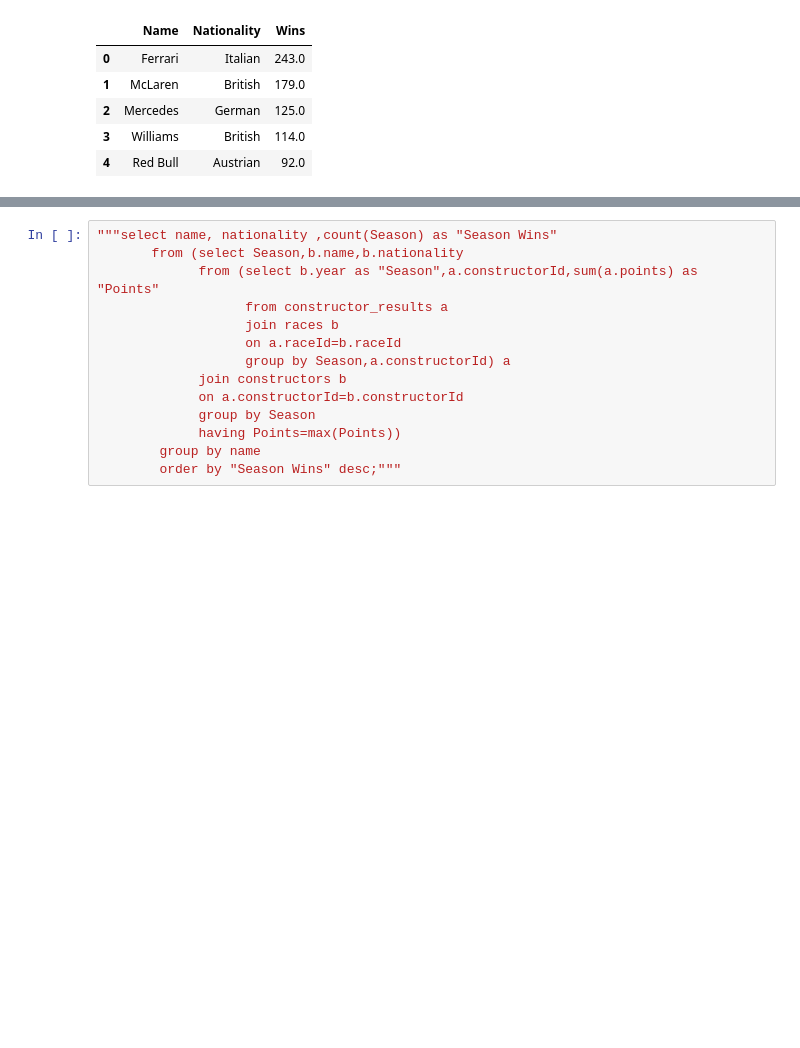
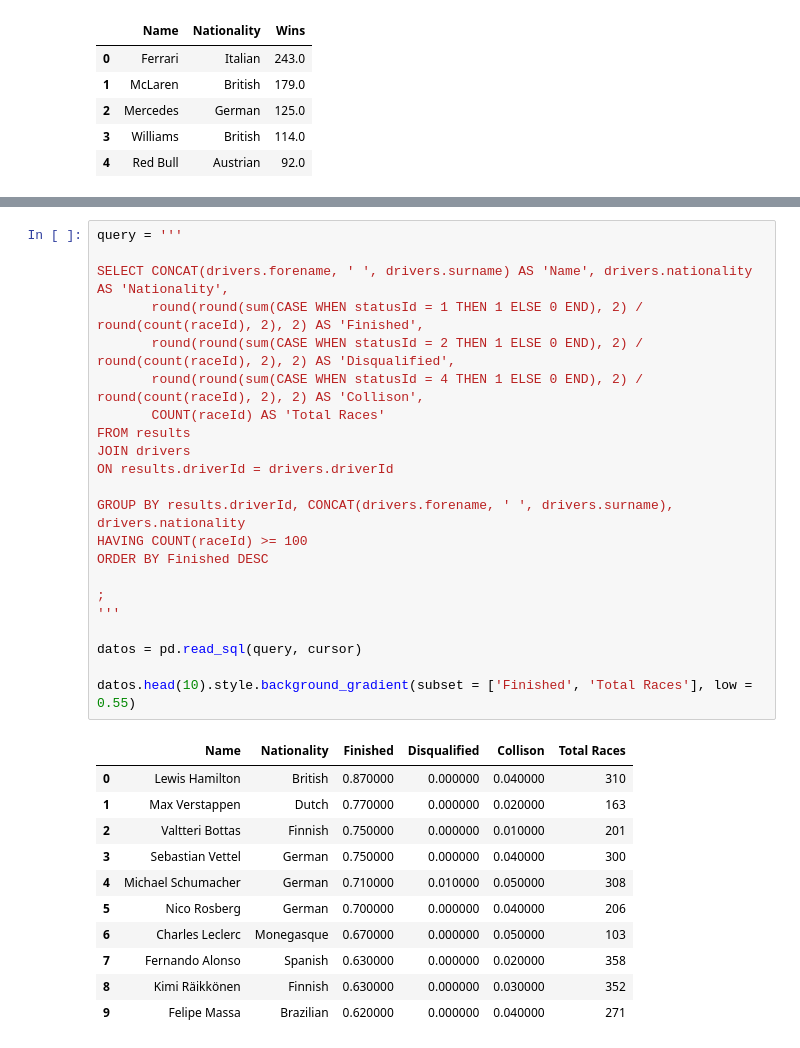
Before and after one commit to JuanGouveia/Final-Project, a Jupyter notebook: SQL/sql_queries.ipynb, the cells around one changed output, grey strips where cells are left out. Cells and saved outputs as stored; diff of their text form; blank space fills up the shorter version.

```diff
--- a/SQL/sql_queries.ipynb
+++ b/SQL/sql_queries.ipynb
@@ -248,14 +198,34 @@ SELECT COUNT(races.year) AS 'Season Wins', constructor_results.constructorId AS
-# %%
-"""select name, nationality ,count(Season) as "Season Wins"
-       from (select Season,b.name,b.nationality
-             from (select b.year as "Season",a.constructorId,sum(a.points) as "Points"
-                   from constructor_results a
-                   join races b
-                   on a.raceId=b.raceId
-                   group by Season,a.constructorId) a
-             join constructors b
-             on a.constructorId=b.constructorId
-             group by Season
-             having Points=max(Points))
-        group by name
-        order by "Season Wins" desc;"""
+# %%
+query = '''
+
+SELECT CONCAT(drivers.forename, ' ', drivers.surname) AS 'Name', drivers.nationality AS 'Nationality',
+       round(round(sum(CASE WHEN statusId = 1 THEN 1 ELSE 0 END), 2) / round(count(raceId), 2), 2) AS 'Finished',
+       round(round(sum(CASE WHEN statusId = 2 THEN 1 ELSE 0 END), 2) / round(count(raceId), 2), 2) AS 'Disqualified',
+       round(round(sum(CASE WHEN statusId = 4 THEN 1 ELSE 0 END), 2) / round(count(raceId), 2), 2) AS 'Collison',
+       COUNT(raceId) AS 'Total Races'
+FROM results
+JOIN drivers
+ON results.driverId = drivers.driverId
+
+GROUP BY results.driverId, CONCAT(drivers.forename, ' ', drivers.surname), drivers.nationality
+HAVING COUNT(raceId) >= 100
+ORDER BY Finished DESC
+
+;
+'''
+
+datos = pd.read_sql(query, cursor)
+
+datos.head(10).style.background_gradient(subset = ['Finished', 'Total Races'], low = 0.55)
+# %% [output]
+|  | Name | Nationality | Finished | Disqualified | Collison | Total Races |
+| 0 | Lewis Hamilton | British | 0.870000 | 0.000000 | 0.040000 | 310 |
+| 1 | Max Verstappen | Dutch | 0.770000 | 0.000000 | 0.020000 | 163 |
+| 2 | Valtteri Bottas | Finnish | 0.750000 | 0.000000 | 0.010000 | 201 |
+| 3 | Sebastian Vettel | German | 0.750000 | 0.000000 | 0.040000 | 300 |
+| 4 | Michael Schumacher | German | 0.710000 | 0.010000 | 0.050000 | 308 |
+| 5 | Nico Rosberg | German | 0.700000 | 0.000000 | 0.040000 | 206 |
+| 6 | Charles Leclerc | Monegasque | 0.670000 | 0.000000 | 0.050000 | 103 |
+| 7 | Fernando Alonso | Spanish | 0.630000 | 0.000000 | 0.020000 | 358 |
+| 8 | Kimi Räikkönen | Finnish | 0.630000 | 0.000000 | 0.030000 | 352 |
+| 9 | Felipe Massa | Brazilian | 0.620000 | 0.000000 | 0.040000 | 271 |
```
Also changed, not shown: parts of 5 cells of this notebook, 23 other files.
